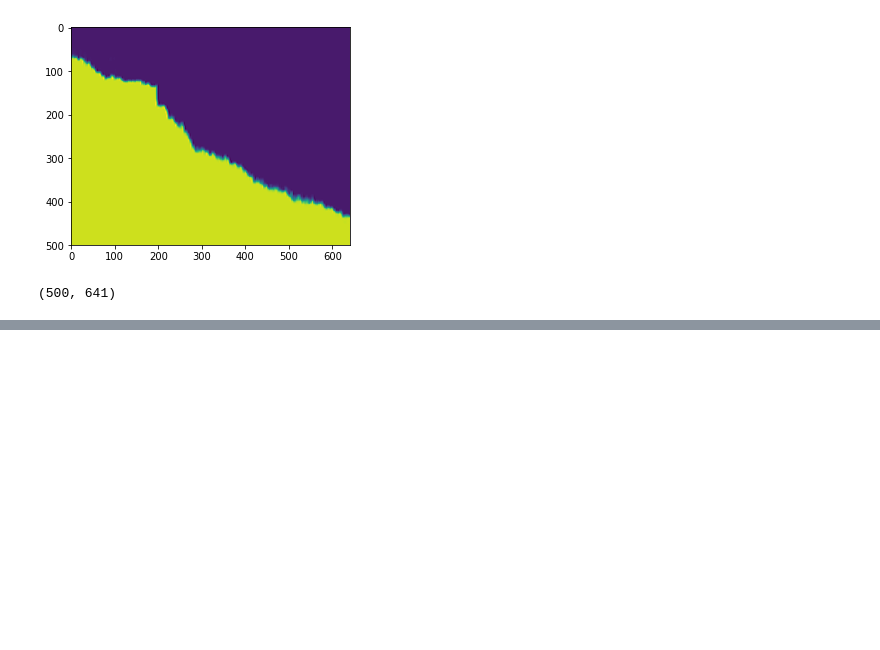
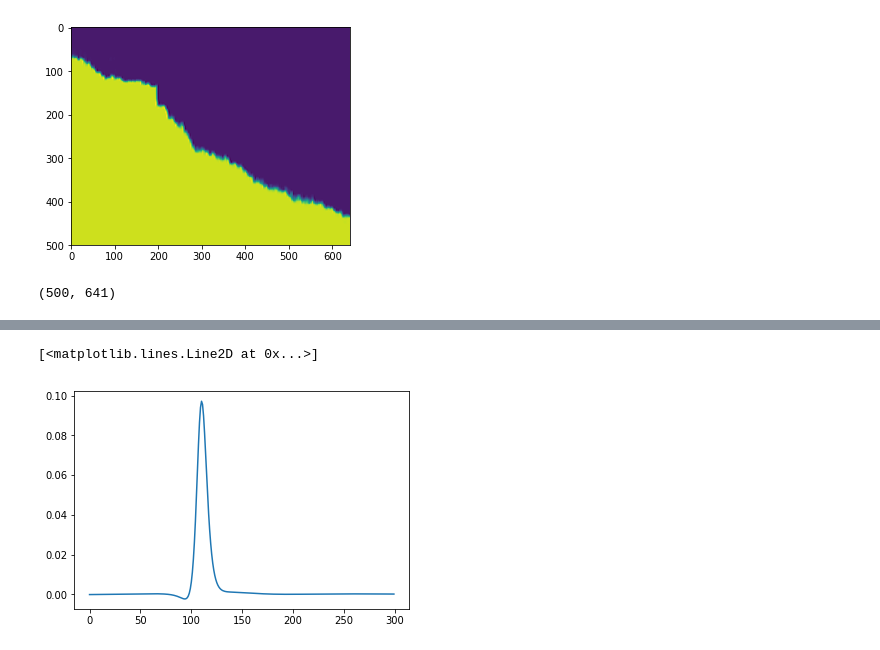
Before and after one commit to NingWang1990/Machine_learning_dynamics, a Jupyter notebook: Bayesian/NN_smoothing.ipynb, the cells around one changed output, grey strips where cells are left out. Drawn from its saved outputs; the diff is of its cells as text; code cells hidden in the pictures; blank space fills up the shorter version.

```diff
--- a/Bayesian/NN_smoothing.ipynb
+++ b/Bayesian/NN_smoothing.ipynb
@@ -93,0 +110,2 @@ It: 4740, Loss: 6.505e+02, Time: 1.94
+# %%
+ind = 40
@@ -93,0 +119,5 @@ It: 4740, Loss: 6.505e+02, Time: 1.94
+# %%
+plt.plot(u_x_predict[ind,:])
+# %% [output]
+[<matplotlib.lines.Line2D at 0x...>]
+[figure, added]
```
Also changed, not shown: parts of 16 cells of this notebook, 1 other file.
